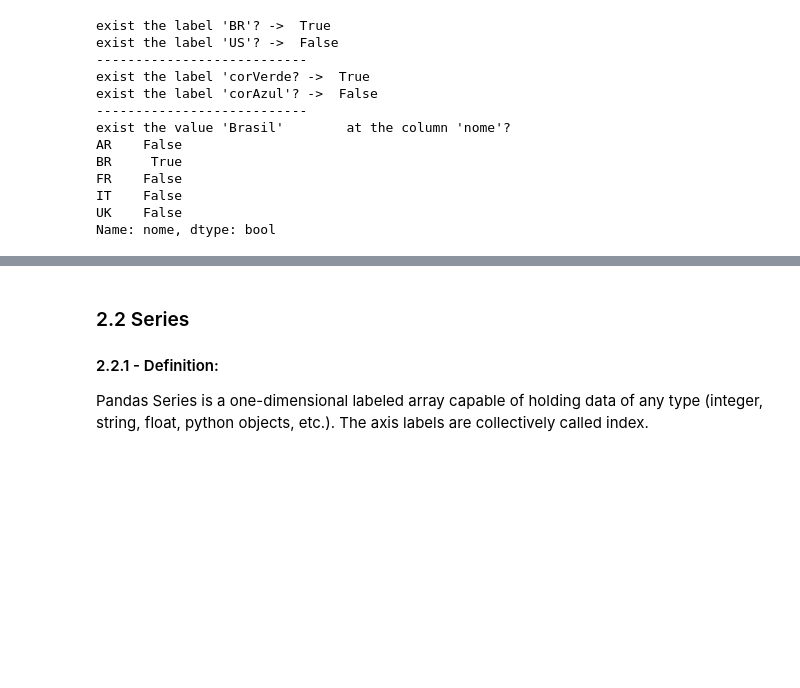
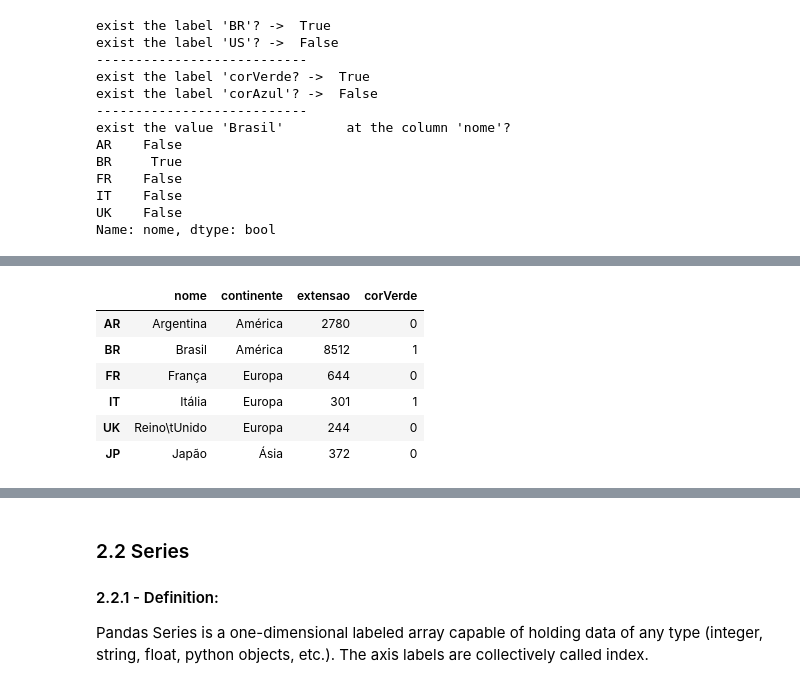
Before and after one commit to lucasbivar/statistic-applied-to-computing, a Jupyter notebook: personal-studies/data-manipulation/Pandas.ipynb, the cells around one changed output, grey strips where cells are left out. Drawn from its saved outputs; the diff is of its cells as text; code cells hidden in the pictures; blank space fills up the shorter version.

```diff
--- a/personal-studies/data-manipulation/Pandas.ipynb
+++ b/personal-studies/data-manipulation/Pandas.ipynb
@@ -327,0 +342,12 @@ Name: nome, dtype: bool
+# %%
+#change
+countries.at["BR", "extensao"] = 8512
+countries
+# %% [output]
+|  | nome | continente | extensao | corVerde |
+| AR | Argentina | América | 2780 | 0 |
+| BR | Brasil | América | 8512 | 1 |
+| FR | França | Europa | 644 | 0 |
+| IT | Itália | Europa | 301 | 1 |
+| UK | Reino\tUnido | Europa | 244 | 0 |
+| JP | Japão | Ásia | 372 | 0 |
```
Also changed, not shown: parts of 37 cells of this notebook, 1 other file.
